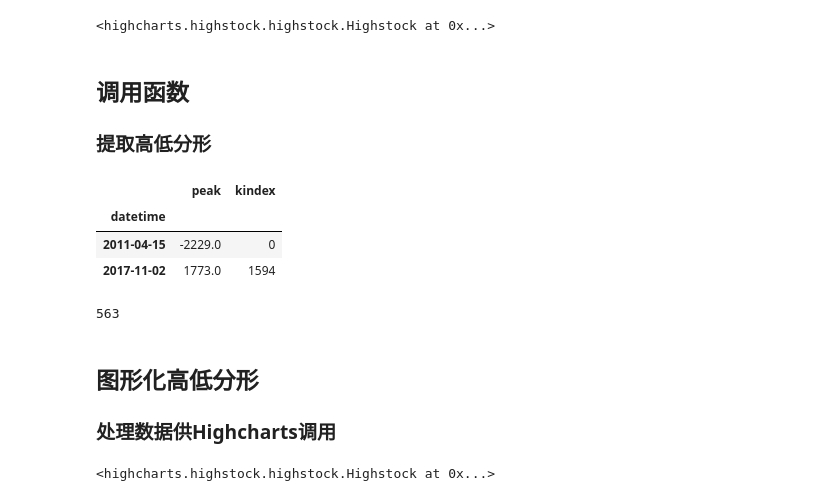
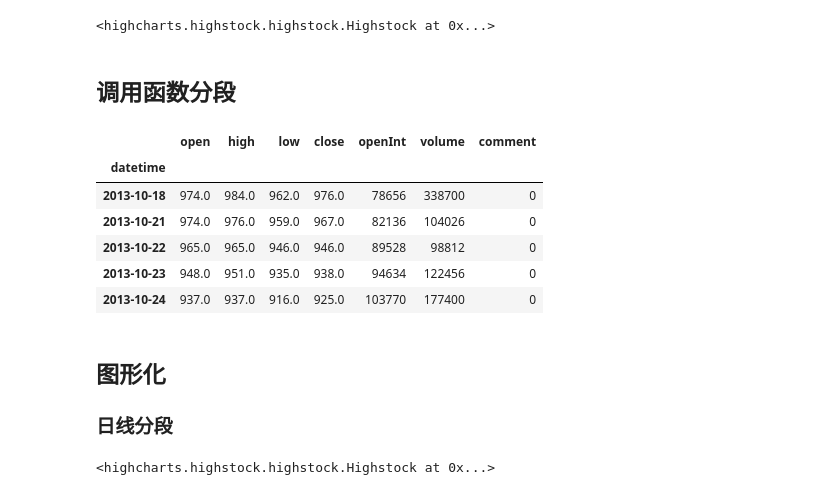
Before and after one commit to newlyedward/Crawler, a Jupyter notebook: czsz.ipynb, the cells around one changed output. Drawn from its saved outputs; the diff is of its cells as text; code cells hidden in the pictures.

```diff
--- a/czsz.ipynb
+++ b/czsz.ipynb
@@ -169,25 +167,22 @@ False
 chart
 # %% [output]
 <highcharts.highstock.highstock.Highstock at 0x...>
-# %% [markdown]
-## 调用函数
-### 提取高低分形
-# %%
-instrument = Instrument()
-code = 'jl9'
-df = instrument.bar(code, asset='future')
-hl_df = df.loc[:, ['high', 'low']]
-hl_df['kindex'] = np.arange(len(hl_df))
-ks_czsz = KsCzsz(hl_df)
-gdfx = ks_czsz.calculate_gdfx()
-gdfx.iloc[[0,-1]]
-len(gdfx)
-# %% [output]
-|  | peak | kindex |
-| datetime |  |  |
-| 2011-04-15 | -2229.0 | 0 |
-| 2017-11-02 | 1773.0 | 1594 |
-563
-# %% [markdown]
-## 图形化高低分形
-### 处理数据供Highcharts调用
+# %% [markdown]
+## 调用函数分段
+# %%
+instrument = Instrument()
+code = 'il9'
+df = instrument.bar(code, asset='future')
+gdfx = calculate_gdfx(df)
+segment = calculate_segment(gdfx)
+segments = [segment]
+# %%
+df.head()
+# %% [output]
+|  | open | high | low | close | openInt | volume | comment |
+| datetime |  |  |  |  |  |  |  |
+| 2013-10-18 | 974.0 | 984.0 | 962.0 | 976.0 | 78656 | 338700 | 0 |
+| 2013-10-21 | 974.0 | 976.0 | 959.0 | 967.0 | 82136 | 104026 | 0 |
+| 2013-10-22 | 965.0 | 965.0 | 946.0 | 946.0 | 89528 | 98812 | 0 |
+| 2013-10-23 | 948.0 | 951.0 | 935.0 | 938.0 | 94634 | 122456 | 0 |
+| 2013-10-24 | 937.0 | 937.0 | 916.0 | 925.0 | 103770 | 177400 | 0 |
@@ -194,3 +195,6 @@ len(gdfx)
+# %% [markdown]
+## 图形化
+### 日线分段
 # %%
 chart = Highstock(width=1100, height=600)
 chart.JSsource = [
```
Also changed, not shown: parts of 13 cells of this notebook, 5 other files.
